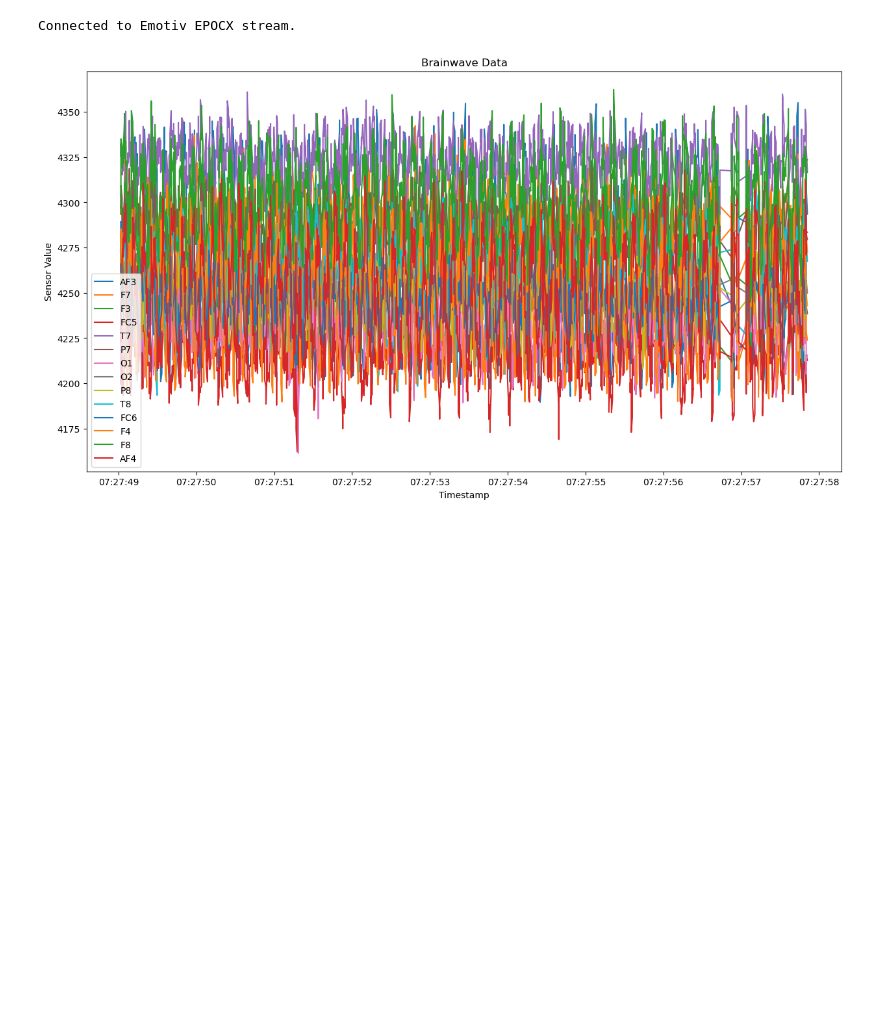
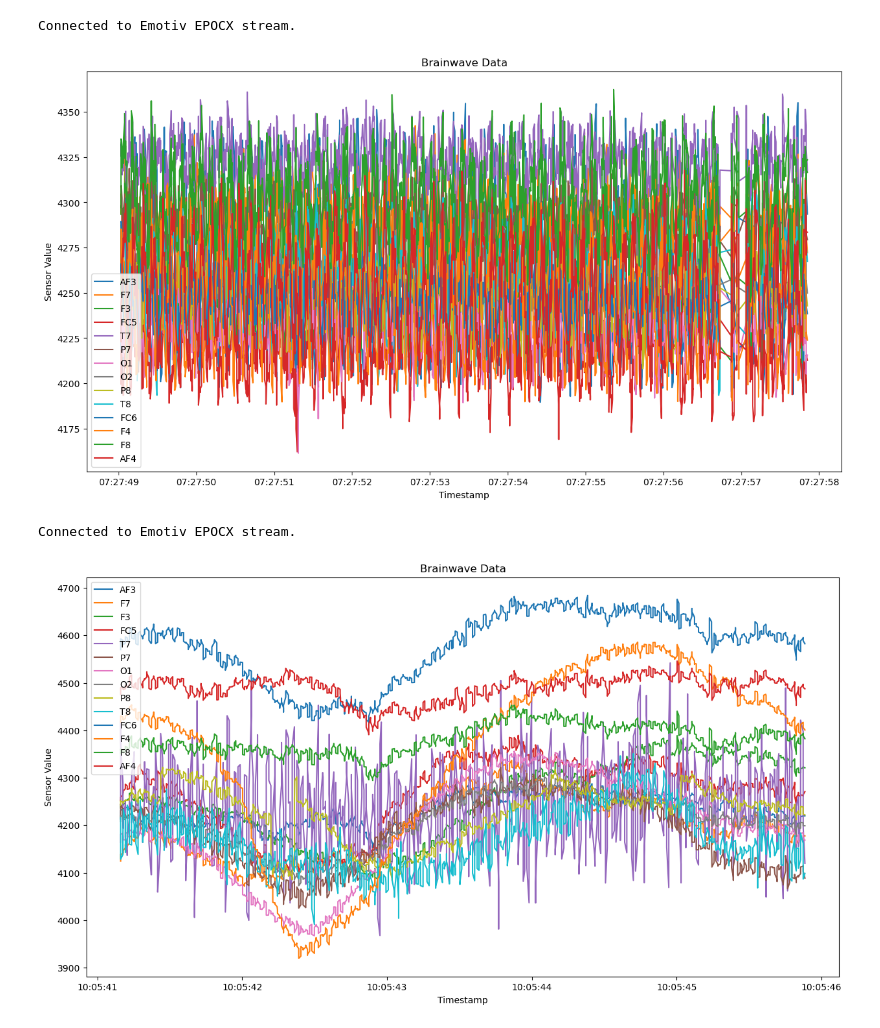
Before and after one commit to HayatoYokomizo/EEG_pain, a Jupyter notebook: Collect_EEGXdate_LSL.ipynb, the cells around one changed output. Cells and saved outputs as stored; diff of their text form; code cells hidden in the pictures; blank space fills up the shorter version.

Commit message:
add ResearchData

```diff
--- a/Collect_EEGXdate_LSL.ipynb
+++ b/Collect_EEGXdate_LSL.ipynb
@@ -136,7 +136,7 @@ inlet = StreamInlet(streams[0])
 print("Connected to Emotiv EPOCX stream.")
 
 # CSVファイル名を指定
-filename = 'epoc_X_data_ICAtest.csv'
+filename = 'epoc_X_data_ICAtest_usual.csv'
 
 # ファイルを上書きモードで開いてすぐ閉じることで、中身を空にする
 with open(filename, 'w') as f:
@@ -150,3 +150,53 @@ while time.time() - start_time < duration:
     sample, timestamp = inlet.pull_sample()
     save_data_to_csv(timestamp, sample, filename)
     time.sleep(1/128.0)  # 128Hzでデータを取得する
+# %% [output]
+Connected to Emotiv EPOCX stream.
+# %%
+import csv
+import numpy as np
+import matplotlib.pyplot as plt
+from datetime import datetime
+
+# CSVファイルからデータを読み込む関数
+def load_data_from_csv(filename):
+    data = []
+    with open(filename, 'r') as csvfile:
+        reader = csv.DictReader(csvfile)
+        for row in reader:
+            data.append(row)
+
+    return data
+
+# データをプロットする関数
+def plot_data(data, channels):
+    timestamps = []
+    for row in data:
+        try:
+            timestamp = datetime.strptime(row['timestamp'], "%Y-%m-%d %H:%M:%S.%f%z")
+        except ValueError:
+            timestamp = datetime.strptime(row['timestamp'], "%Y-%m-%d %H:%M:%S.%f")
+        timestamps.append(timestamp)
+
+    plt.figure(figsize=(15, 8))
+
+    for channel in channels:
+        values = [float(row[channel]) for row in data]
+        plt.plot(timestamps, values, label=channel)
+
+    plt.xlabel('Timestamp')
+    plt.ylabel('Sensor Value')
+    plt.title('Brainwave Data')
+    plt.legend()
+    plt.show()
+
+# 実行
+if __name__ == "__main__":
+    filename = 'epoc_X_data_ICAtest_usual.csv'
+    data = load_data_from_csv(filename)
+
+    # 選択したチャンネルをプロット
+    channels = ['AF3', 'F7', 'F3', 'FC5', 'T7', 'P7', 'O1', 'O2', 'P8', 'T8', 'FC6', 'F4', 'F8', 'AF4']
+    plot_data(data, channels)
+# %% [output]
+[figure, added]
```
Also changed, not shown: parts of 1 cell of this notebook, 3 other files.
